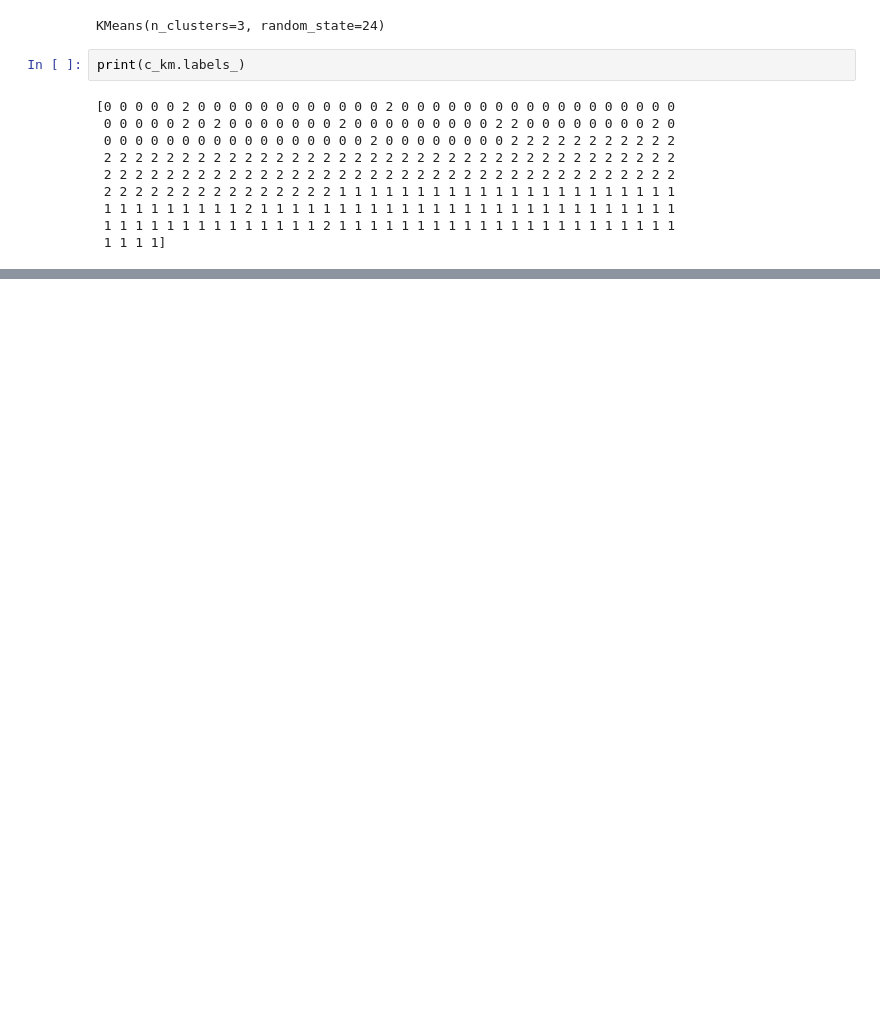
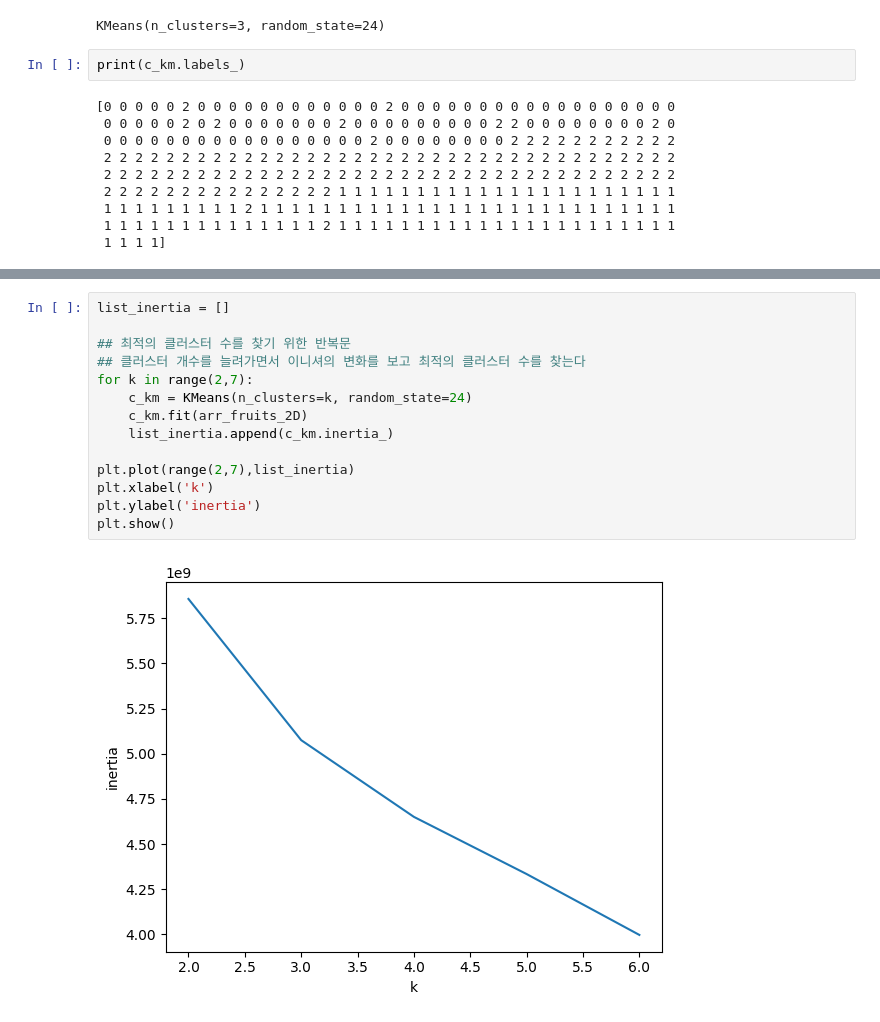
Before and after one commit to PaddingE/machine_learning_sample, a Jupyter notebook: Kmeans.ipynb, the cells around one changed output, grey strips where cells are left out. Cells and saved outputs as stored; diff of their text form; blank space fills up the shorter version.

```diff
--- a/Kmeans.ipynb
+++ b/Kmeans.ipynb
@@ -57,0 +92,16 @@ draw_fruits(arr_fruits[c_km.labels_ == 2])
+# %%
+list_inertia = []
+
+## 최적의 클러스터 수를 찾기 위한 반복문
+## 클러스터 개수를 늘려가면서 이니셔의 변화를 보고 최적의 클러스터 수를 찾는다
+for k in range(2,7):
+    c_km = KMeans(n_clusters=k, random_state=24)
+    c_km.fit(arr_fruits_2D)
+    list_inertia.append(c_km.inertia_)
+
+plt.plot(range(2,7),list_inertia)
+plt.xlabel('k')
+plt.ylabel('inertia')
+plt.show()
+# %% [output]
+[figure, added]
```
Also changed, not shown: parts of 12 cells of this notebook, 2 other files.
